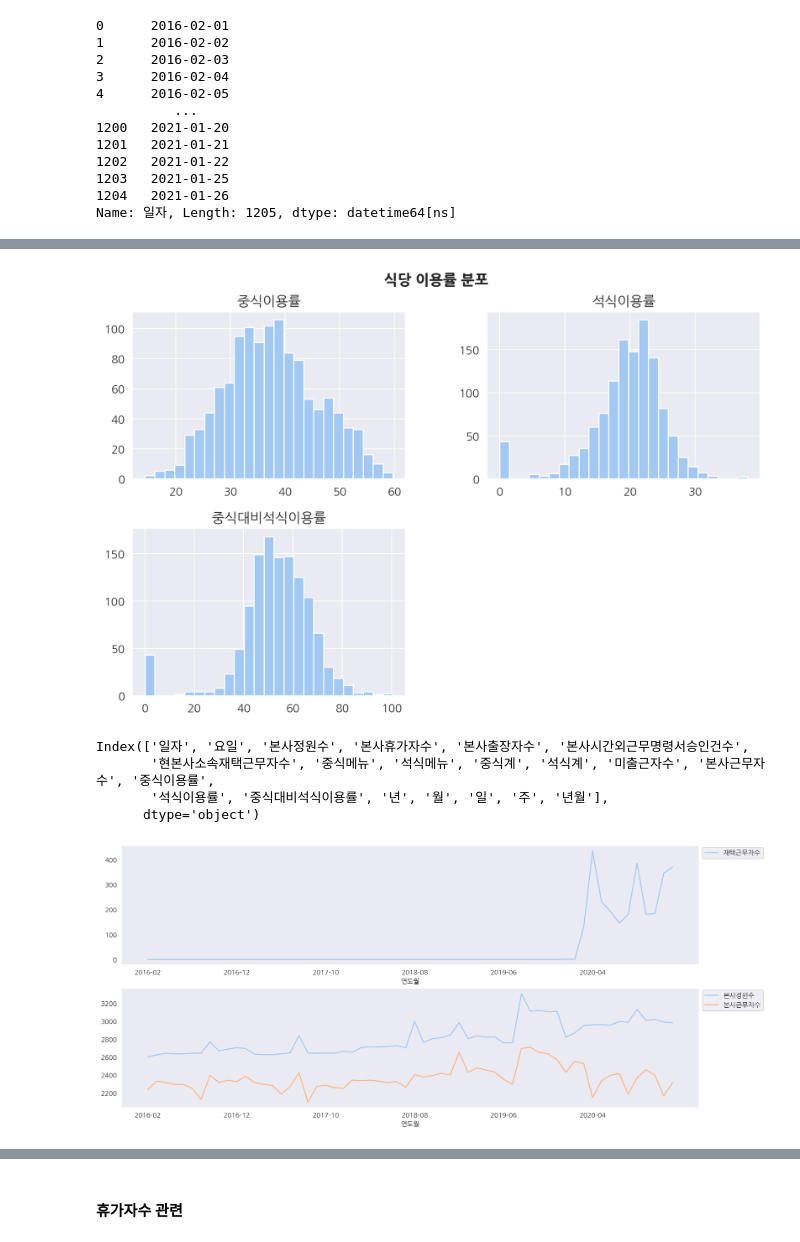
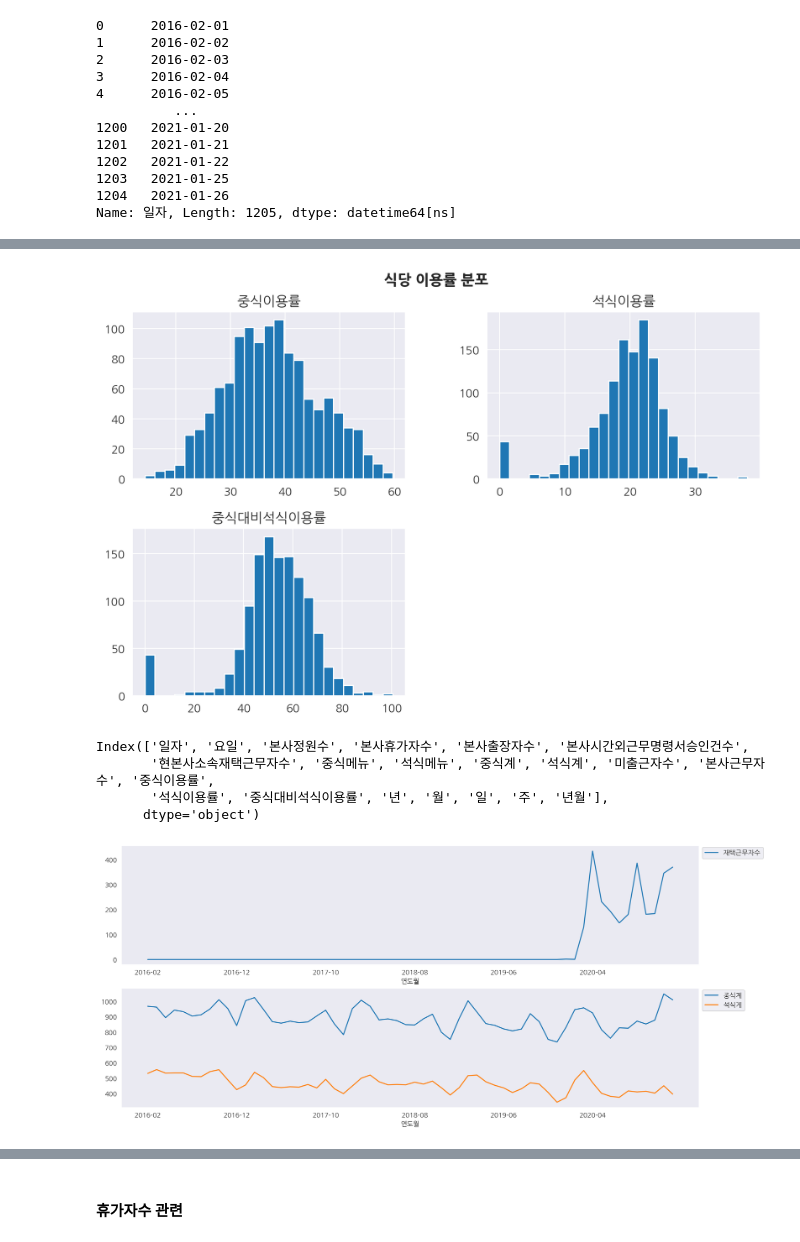
Before and after one commit to choiimingue/Mid-Project-2, a Jupyter notebook: EDA_취합 복사본.ipynb, the cells around one changed output, grey strips where cells are left out. Drawn from its saved outputs; the diff is of its cells as text; code cells hidden in the pictures.

```diff
--- a/EDA_취합 복사본.ipynb
+++ b/EDA_취합 복사본.ipynb
@@ -23,8 +24,6 @@ plt.rc('axes', unicode_minus=False)
 # 색상 코드 지정
 green_code = ['#228B22', '#64ae64']
 blue_code = ['#688BB3', '#8AB9CE']
-# %%
-sns.set_palette('pastel')
 # %%
 # 일자별 중식계, 석식계를 예측하는 문제(정답 열이 2개)
 train = pd.read_csv('data/train.csv')
@@ -472,7 +483,7 @@ plt.suptitle('식당 이용률 분포', fontsize=13, fontweight='bold')
 plt.subplots_adjust(top=0.9)
 plt.show()
 # %% [output]
-[figure, old version]
+[figure, new version]
 # %%
 train.columns
 # %% [output]
@@ -483,20 +494,24 @@ Index(['일자', '요일', '본사정원수', '본사휴가자수', '본사출
 # %%
 fig, axs = plt.subplot_mosaic(
     [['1'],
      ['2']],
     figsize=(14, 6),
     layout='constrained')
 
 년도별_특수인원 = train[['년월', '현본사소속재택근무자수']].groupby('년월').mean()
-년도별_정원_인원 = train[['년월','본사정원수','본사근무자수']].groupby('년월').mean()
+# 년도별_정원_인원 = train[['년월','본사정원수','본사근무자수']].groupby('년월').mean()
+식수 = train[['년월', '중식계', '석식계']].groupby('년월').mean()
+
+
 
 년도별_특수인원.plot(kind='line', ax=axs['1'])
-년도별_정원_인원.plot(kind='line', ax=axs['2'])
+# 년도별_정원_인원.plot(kind='line', ax=axs['2'])
+식수.plot(kind='line', ax=axs['2'])
 
 axs['1'].legend(['재택근무자수'], loc='center left', bbox_to_anchor=(1, 0.94))
 axs['2'].legend(loc='center left', bbox_to_anchor=(1, 0.9))
 
 axs['1'].set_xlabel('연도월')
 axs['2'].set_xlabel('연도월');
 # %% [output]
-[figure, old version]
+[figure, new version]
```
Also changed, not shown: parts of 17 cells of this notebook, 6 other files.
